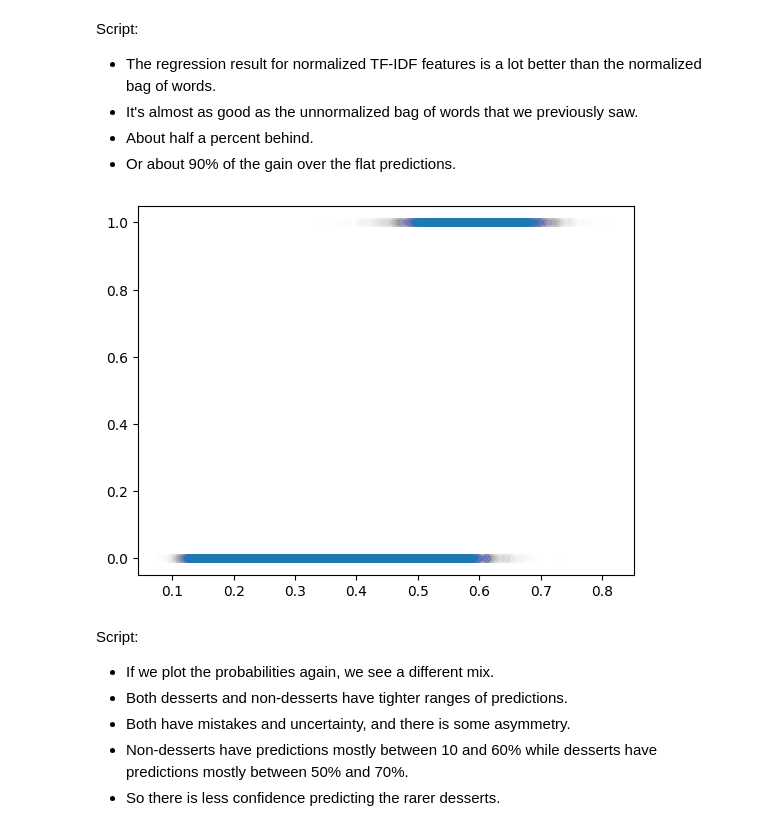
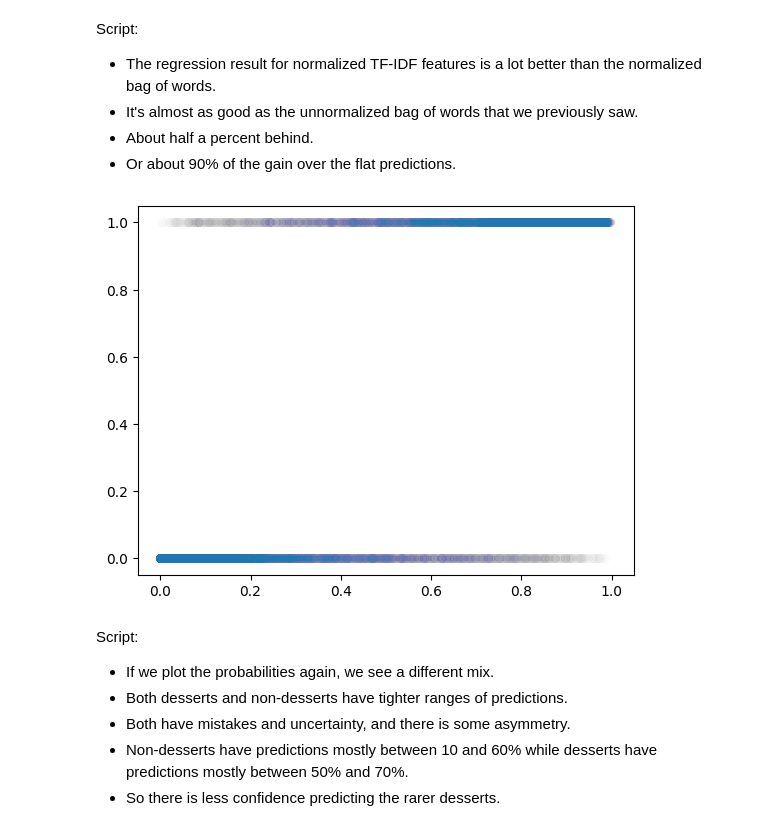
Before and after one commit to bu-cds-omds/dx704-examples, a Jupyter notebook: week10/video_testing_normalized_document_vectors_for_classification.ipynb, the cells around one changed output. Saved outputs shown, nothing was run; the diff lists cells and outputs as text; code cells hidden in the pictures.

```diff
--- a/week10/video_testing_normalized_document_vectors_for_classification.ipynb
+++ b/week10/video_testing_normalized_document_vectors_for_classification.ipynb
@@ -135,8 +139,8 @@ Script:
 # %%
-tfidf_norm_probabilities = bow_model.predict_proba(X_tfidf_norm)[:,1]
+tfidf_norm_probabilities = model_tfidf_norm.predict_proba(X_tfidf_norm)[:,1]
 plt.scatter(tfidf_norm_probabilities, dessert_target["dessert"], alpha=0.005);
 # %% [output]
-[figure, old version]
+[figure, new version]
 # %% [markdown]
 Script:
 * If we plot the probabilities again, we see a different mix.
```
Also changed, not shown: parts of 3 cells of this notebook.
